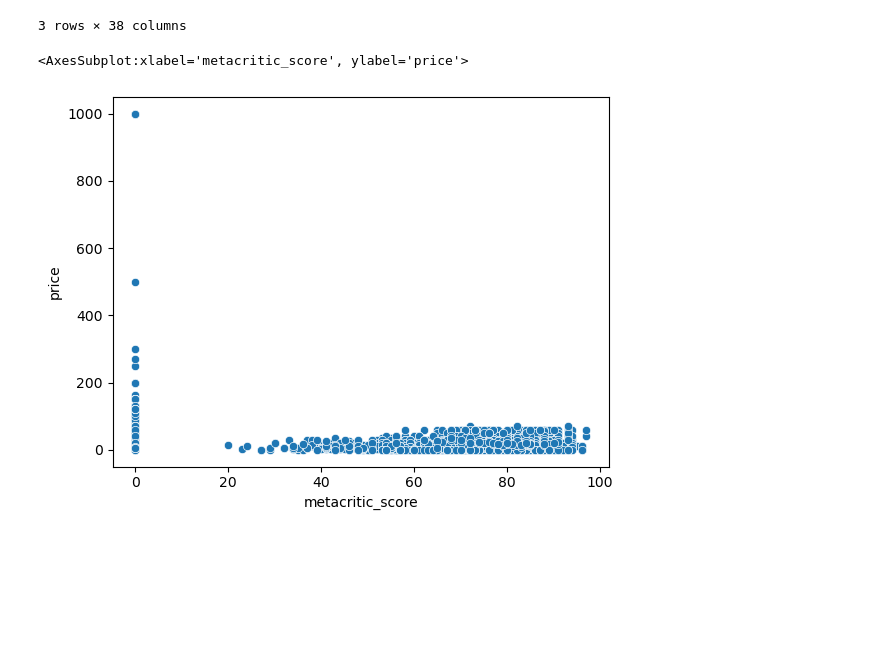
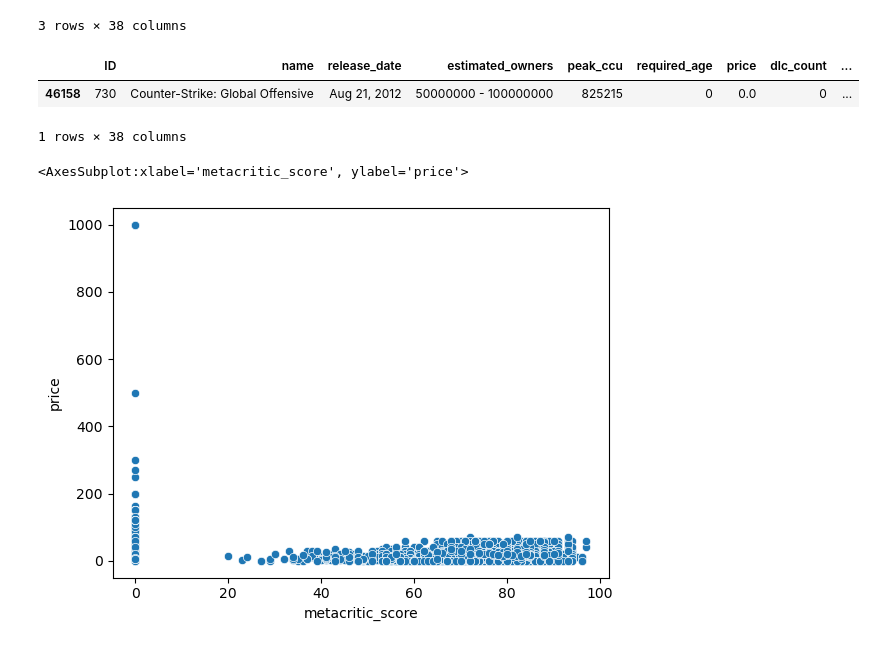
Before and after one commit to Google-Stein/CCIC-Artificial-Intelligence, a Jupyter notebook: Semester 1/Steam/Steam Games.ipynb, the cells around one changed output. Cells and saved outputs as stored; diff of their text form; code cells hidden in the pictures; blank space fills up the shorter version.

```diff
--- a/Semester 1/Steam/Steam Games.ipynb
+++ b/Semester 1/Steam/Steam Games.ipynb
@@ -111,6 +111,12 @@ data.loc[data["price"] >= 950]
 | 81901 | 2499620 | The Leverage Game | Aug 25, 2023 | 0 - 20000 | 0 | 0 | 999.98 | 0 | ... |
 | 82971 | 2504210 | The Leverage Game Business Edition | Aug 26, 2023 | 0 - 20000 | 0 | 0 | 999.98 | 0 | ... |
 3 rows × 38 columns
+# %%
+data.loc[data["recommendations"] >= 3441592]
+# %% [output]
+|  | ID | name | release_date | estimated_owners | peak_ccu | required_age | price | dlc_count | ... |
+| 46158 | 730 | Counter-Strike: Global Offensive | Aug 21, 2012 | 50000000 - 100000000 | 825215 | 0 | 0.0 | 0 | ... |
+1 rows × 38 columns
 # %%
 sns.scatterplot(y='price', x='metacritic_score', data=data)
 # %% [output]
```
Also changed, not shown: parts of 4 cells of this notebook.
